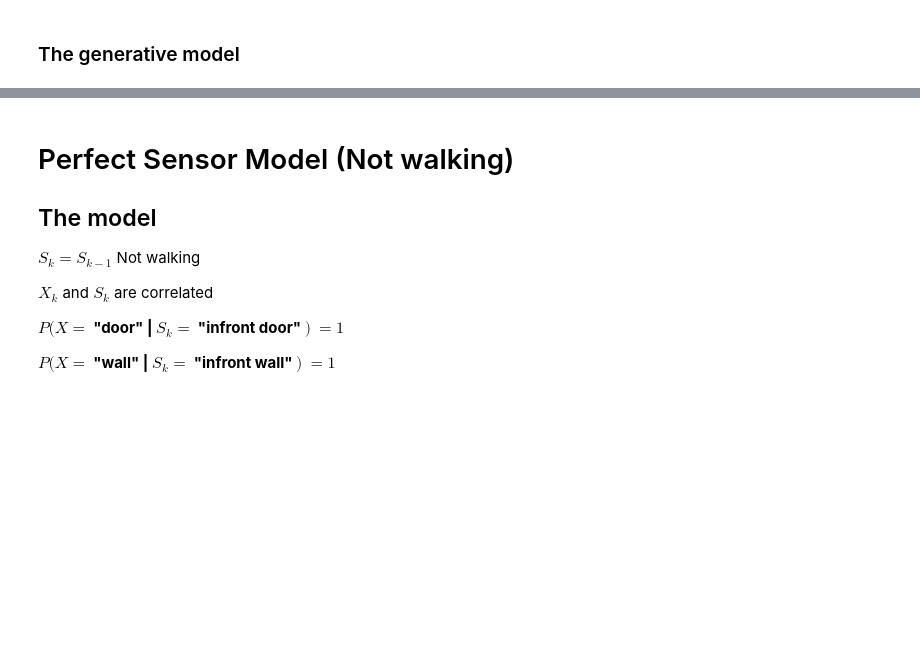
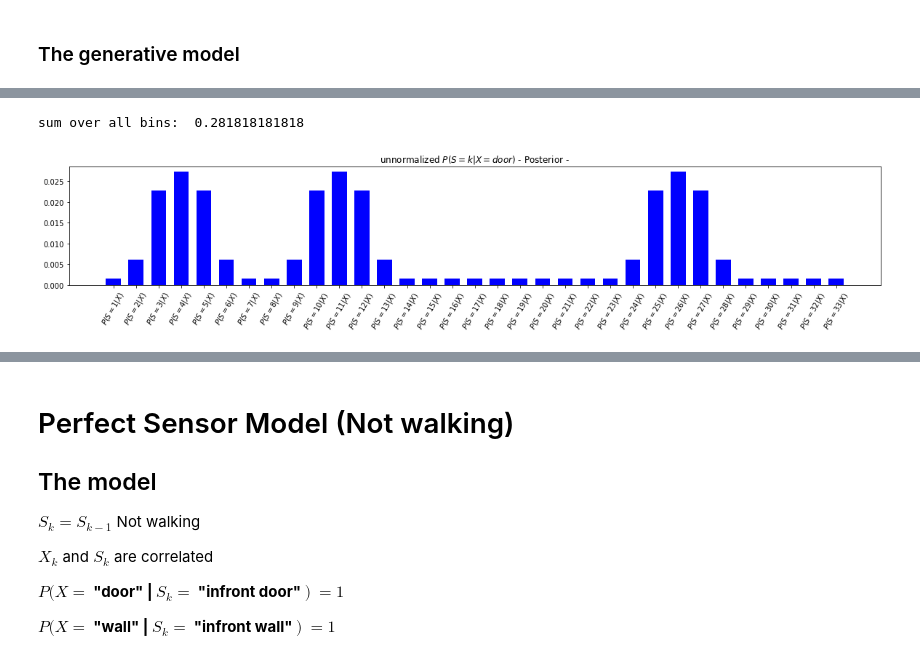
Before and after one commit to jganzabal/Kalman-as-Recursive-Bayesian-Estimation, a Jupyter notebook: 1_Histogram Filters.ipynb, the cells around one changed output, grey strips where cells are left out. Saved outputs shown, nothing was run; the diff lists cells and outputs as text; code cells hidden in the pictures; blank space fills up the shorter version.

```diff
--- a/1_Histogram Filters.ipynb
+++ b/1_Histogram Filters.ipynb
@@ -134,0 +238,12 @@ Simulation: [0.14333333333333334, 0.5048484848484849, 0.3518181818181818]
+# %%
+# We multiply prior by likelihood to get posterior
+posterior_unnorm = likelihood['door']*prior
+
+str_indexes_posterior =  ['$P(S=%s|X)$'%int(i+1) for i in range(len(prior))]
+plot_distribution(posterior_unnorm, title = 'unnormalized $P(S=k|X=door)$ - Posterior -',
+                         str_indexes= str_indexes_posterior, rotation = 60)
+sum_over_all = posterior_unnorm.sum()
+print('sum over all bins: ',sum_over_all)
+# %% [output]
+sum over all bins:  0.281818181818
+[figure, added]
```
Also changed, not shown: parts of 94 cells of this notebook, 1 other file.
